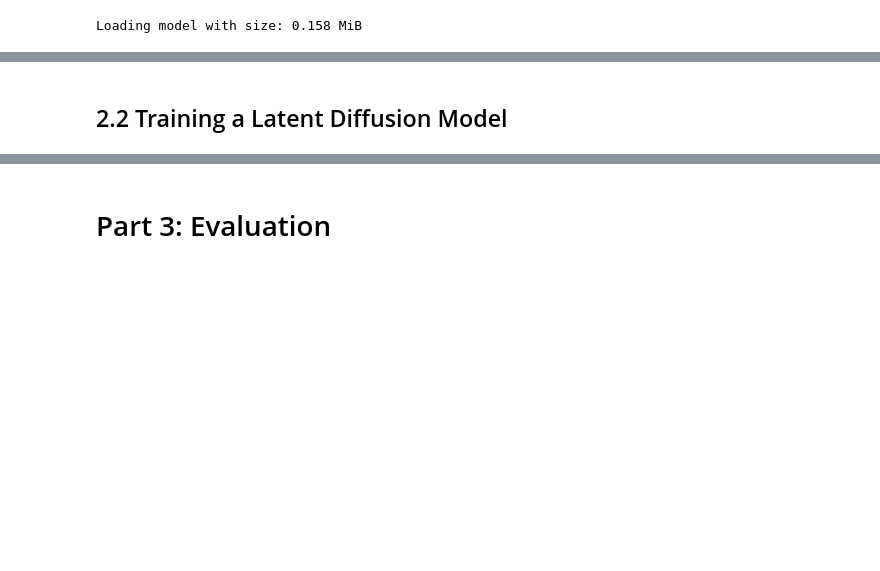
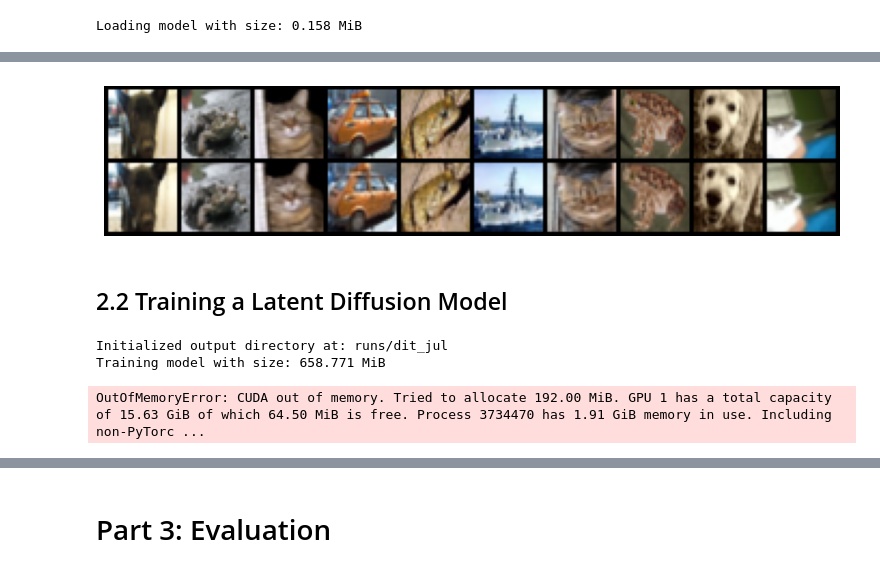
Before and after one commit to kahniel/dit, a Jupyter notebook: dit-lab.ipynb, the cells around one changed output, grey strips where cells are left out. Saved outputs shown, nothing was run; the diff lists cells and outputs as text; code cells hidden in the pictures; blank space fills up the shorter version.

Commit message:
feat: add test visualization for vae

```diff
--- a/dit-lab.ipynb
+++ b/dit-lab.ipynb
@@ -91,6 +91,6 @@ trainer = VAETrainer(
 # )
 # %%
-trainer.load(model=vae, ckpt_name=f"epoch_{20}", ckpt_dir = "runs/vae")
+trainer.load(model=vae, ckpt_name=f"epoch_{100}", ckpt_dir = "runs/vae_jul")
 vae.to(device);
 # %% [output]
 Loading model with size: 0.158 MiB
@@ -111,3 +111,10 @@ interpolated_samples = visualize_latent_interpolation(
+# %%
+test_dataloader = DataLoader(dataset=cifar_test, batch_size=64, shuffle=True)
+test_images, _ = next(iter(test_dataloader))
+test_images = test_images[:10]
+trainer.visualize_samples(images=test_images)
+# %% [output]
+[figure, added]
 # %%
 latent_mean, latent_std = estimate_latent_stats(vae, train_dataloader)
 # %% [markdown]
@@ -152,13 +159,17 @@ trainer = LatentCFGTrainer(
     reverse_transform=cifar_reverse_transform,
 )
 # %%
-# trainer.train(
-#     model=dit,
-#     num_epochs=1000,
-#     lr=1e-4,
-#     ckpt_every=100,
-#     run_name="dit",
-#     warmup_steps=10000,
-#     ema_decay=0.9999,
-# )
+trainer.train(
+    model=dit,
+    num_epochs=1000,
+    lr=1e-4,
+    ckpt_every=100,
+    run_name="dit_jul",
+    warmup_steps=10000,
+    ema_decay=0.9999,
+)
+# %% [output]
+Initialized output directory at: runs/dit_jul
+Training model with size: 658.771 MiB
+OutOfMemoryError: CUDA out of memory. Tried to allocate 192.00 MiB. GPU 1 has a total capacity of 15.63 GiB of which 64.50 MiB is free. Process 3734470 has 1.91 GiB memory in use. Including non-PyTorc ...
 # %%
```
Also changed, not shown: parts of 6 cells of this notebook, 2 other files.
